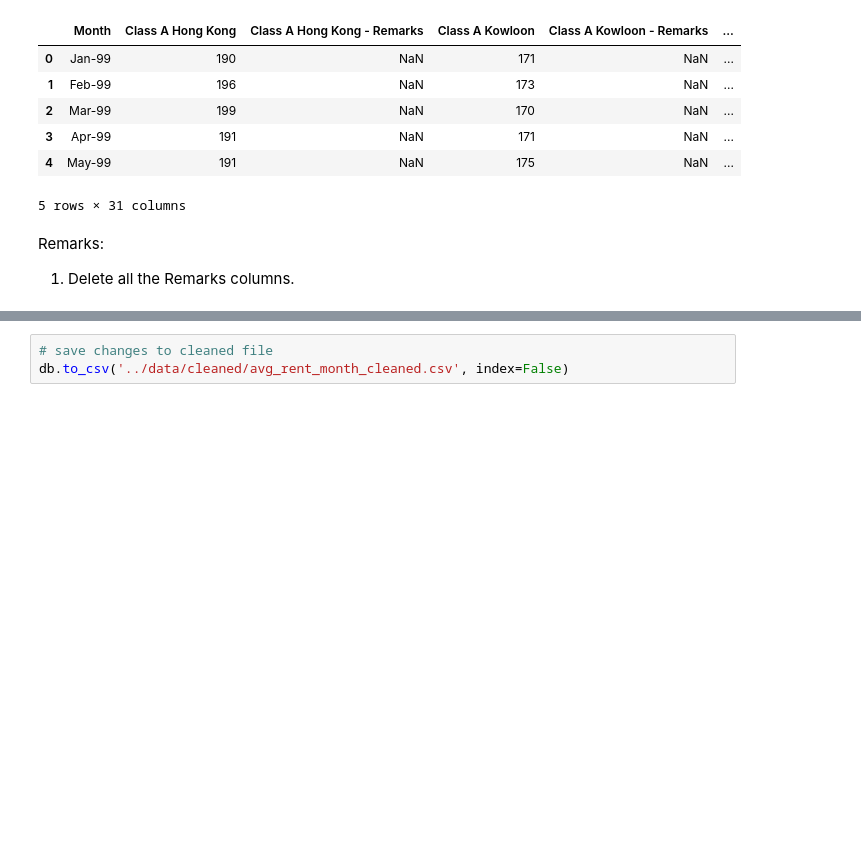
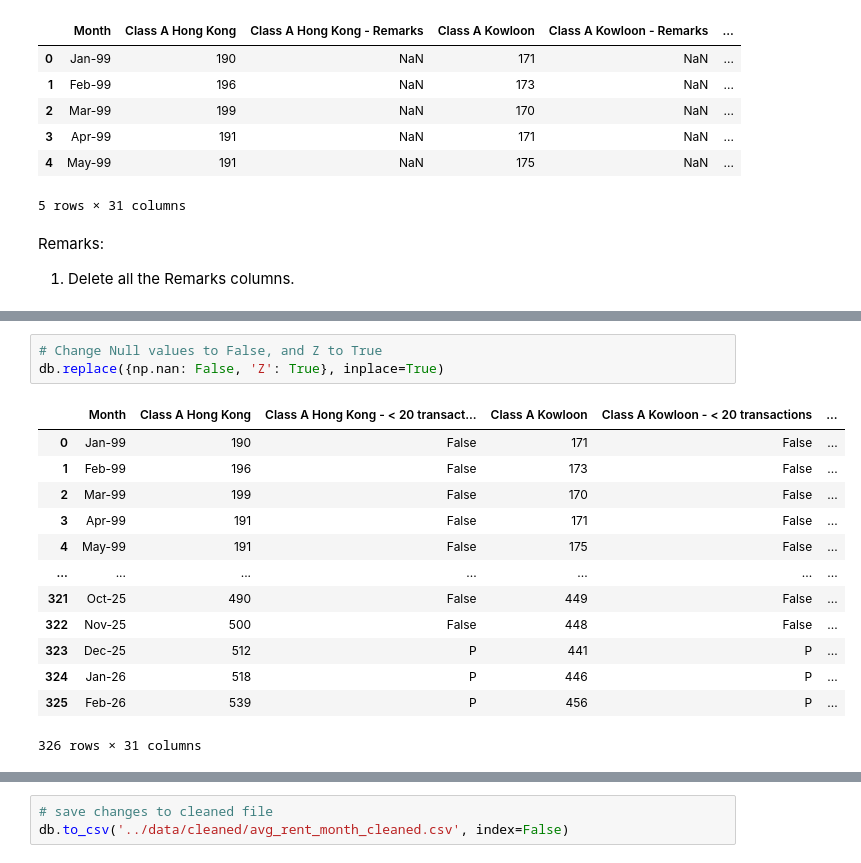
Before and after one commit to katherinewan/hk_privatedomestic, a Jupyter notebook: src/data_cleaning.ipynb, the cells around one changed output, grey strips where cells are left out. Saved outputs shown, nothing was run; the diff lists cells and outputs as text; blank space fills up the shorter version.

```diff
--- a/src/data_cleaning.ipynb
+++ b/src/data_cleaning.ipynb
@@ -55,2 +56,19 @@ db.head()
+# %%
+# Change Null values to False, and Z to True
+db.replace({np.nan: False, 'Z': True}, inplace=True)
+# %% [output]
+|  | Month | Class A Hong Kong | Class A Hong Kong - < 20 transact... | Class A Kowloon | Class A Kowloon - < 20 transactions | ... |
+| 0 | Jan-99 | 190 | False | 171 | False | ... |
+| 1 | Feb-99 | 196 | False | 173 | False | ... |
+| 2 | Mar-99 | 199 | False | 170 | False | ... |
+| 3 | Apr-99 | 191 | False | 171 | False | ... |
+| 4 | May-99 | 191 | False | 175 | False | ... |
+| ... | ... | ... | ... | ... | ... | ... |
+| 321 | Oct-25 | 490 | False | 449 | False | ... |
+| 322 | Nov-25 | 500 | False | 448 | False | ... |
+| 323 | Dec-25 | 512 | P | 441 | P | ... |
+| 324 | Jan-26 | 518 | P | 446 | P | ... |
+| 325 | Feb-26 | 539 | P | 456 | P | ... |
+326 rows × 31 columns
 # %% [markdown]
 Remarks:
```
Also changed, not shown: parts of 5 cells of this notebook, 1 other file.
